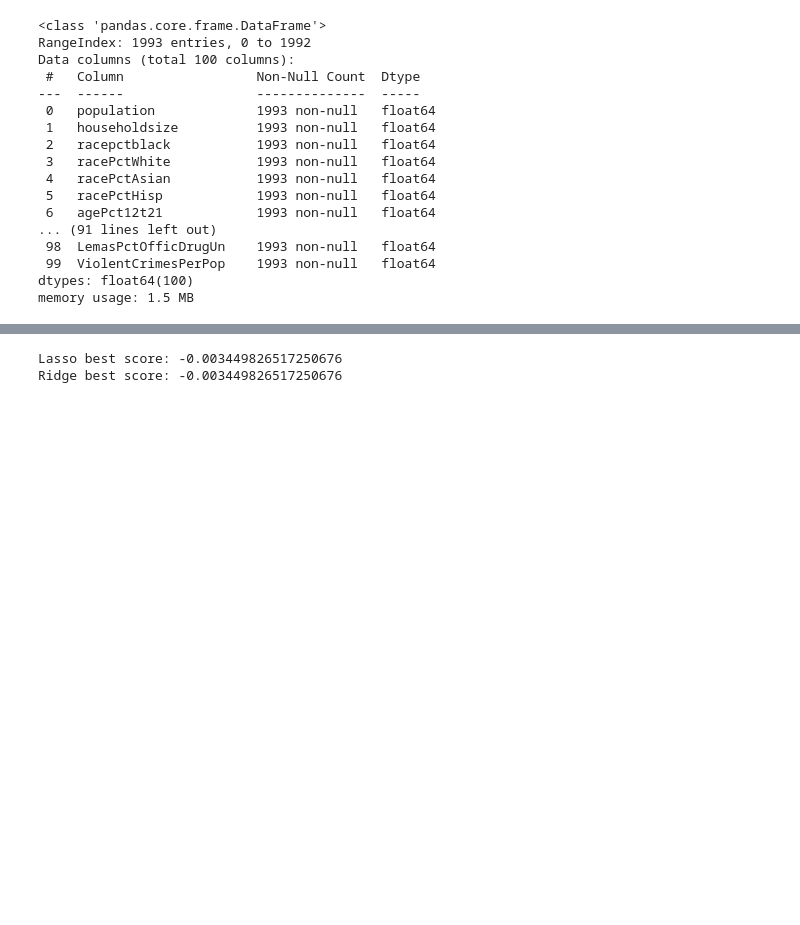
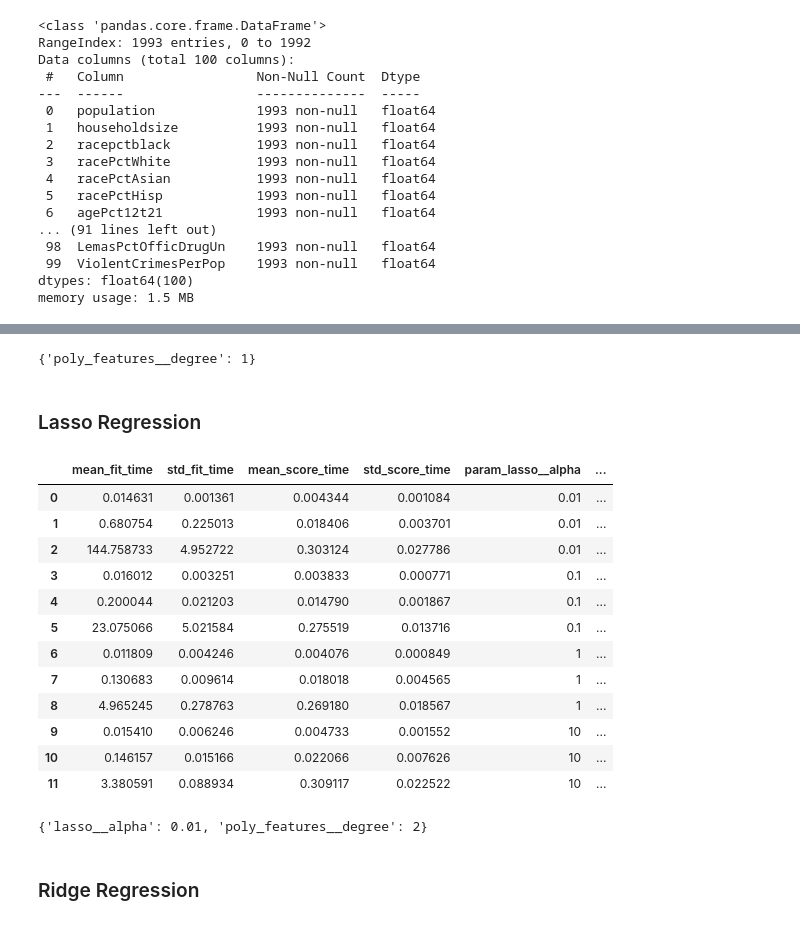
Before and after one commit to Mikeacino/Predicting-Crime, a Jupyter notebook: Capstone Project Exploration.ipynb, the cells around one changed output, grey strips where cells are left out. Drawn from its saved outputs; the diff is of its cells as text; code cells hidden in the pictures; blank space fills up the shorter version.

Commit message:
Update Capstone Project Exploration.ipynb
Added more context markdown cells to explain my thought process. Added analysis to the end of the project to explain the results.

```diff
--- a/Capstone Project Exploration.ipynb
+++ b/Capstone Project Exploration.ipynb
@@ -119,9 +150,43 @@ Test score:  0.6765794475472465
+# %%
+# For later comparison, I pull out the best parameters that yielded the best model
+simple_model_best_params = simple_grid.best_params_
+simple_model_best_params
+# %% [output]
+{'poly_features__degree': 1}
+# %% [markdown]
+### Lasso Regression
 # %%
-#Performing a Lasso regression and analyzing the results.
-lasso_pipe = Pipeline([('poly_features', PolynomialFeatures()), ('lasso', Lasso())])
-parameters = {'poly_features__degree':[1, 2, 3]}
+#Performing a Lasso regression with optimized hyperparameters and analyzing the results.
+lasso_pipe = Pipeline([
+    ('scaler', StandardScaler()),
+    ('poly_features', PolynomialFeatures()),
+    ('lasso', Lasso())])
+parameters = {'poly_features__degree':[1, 2, 3], 'lasso__alpha': [0.01, 0.1, 1, 10]}
 lasso_grid = GridSearchCV(lasso_pipe, param_grid = parameters).fit(X_train, y_train)
 # %%
-#Get the best score across the parameters.
-lasso_best_score = lasso_grid.best_score_
+# Below I display the results of the grid search
+lasso_model_results = pd.DataFrame(lasso_grid.cv_results_)
+lasso_model_results
+# %% [output]
+|  | mean_fit_time | std_fit_time | mean_score_time | std_score_time | param_lasso__alpha | ... |
+| 0 | 0.014631 | 0.001361 | 0.004344 | 0.001084 | 0.01 | ... |
+| 1 | 0.680754 | 0.225013 | 0.018406 | 0.003701 | 0.01 | ... |
+| 2 | 144.758733 | 4.952722 | 0.303124 | 0.027786 | 0.01 | ... |
+| 3 | 0.016012 | 0.003251 | 0.003833 | 0.000771 | 0.1 | ... |
+| 4 | 0.200044 | 0.021203 | 0.014790 | 0.001867 | 0.1 | ... |
+| 5 | 23.075066 | 5.021584 | 0.275519 | 0.013716 | 0.1 | ... |
+| 6 | 0.011809 | 0.004246 | 0.004076 | 0.000849 | 1 | ... |
+| 7 | 0.130683 | 0.009614 | 0.018018 | 0.004565 | 1 | ... |
+| 8 | 4.965245 | 0.278763 | 0.269180 | 0.018567 | 1 | ... |
+| 9 | 0.015410 | 0.006246 | 0.004733 | 0.001552 | 10 | ... |
+| 10 | 0.146157 | 0.015166 | 0.022066 | 0.007626 | 10 | ... |
+| 11 | 3.380591 | 0.088934 | 0.309117 | 0.022522 | 10 | ... |
+# %%
+# For later comparison, I pull out the best parameters that yielded the best model
+lasso_model_best_params = lasso_grid.best_params_
+lasso_model_best_params
+# %% [output]
+{'lasso__alpha': 0.01, 'poly_features__degree': 2}
+# %% [markdown]
+### Ridge Regression
 # %%
@@ -135,6 +199,0 @@ ridge_best_score = lasso_grid.best_score_
-# %%
-print("Lasso best score: " + str(lasso_best_score))
-print("Ridge best score: " + str(ridge_best_score))
-# %% [output]
-Lasso best score: -0.003449826517250676
-Ridge best score: -0.003449826517250676
```
Also changed, not shown: parts of 24 cells of this notebook.
